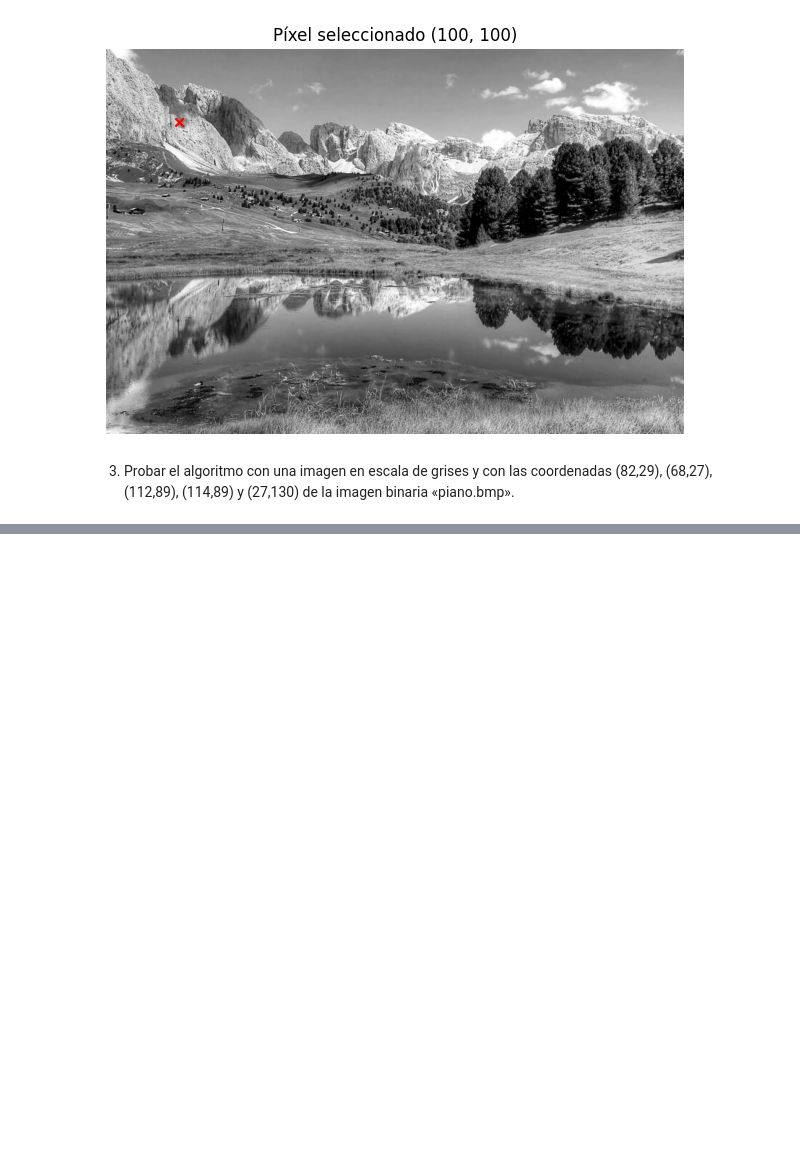
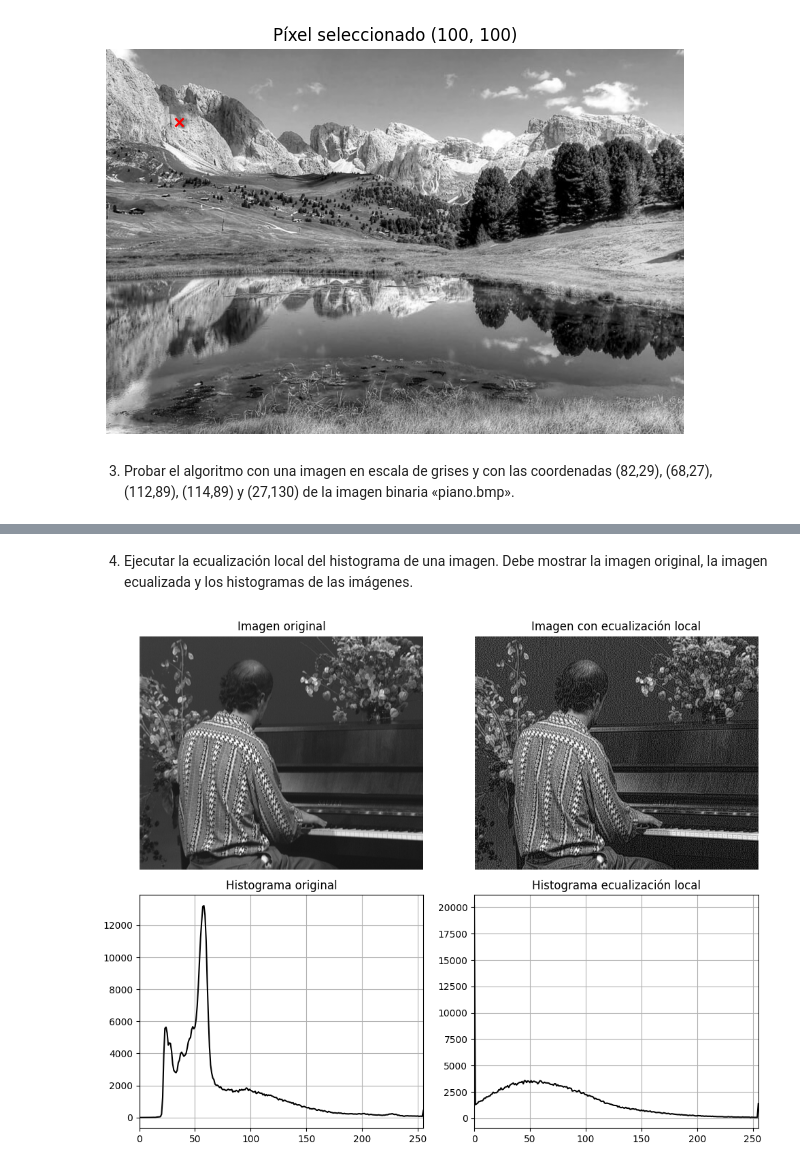
Before and after one commit to CamiloMunozAL/ProcDImagenes, a Jupyter notebook: taller4/taller4.ipynb, the cells around one changed output, grey strips where cells are left out. Saved outputs shown, nothing was run; the diff lists cells and outputs as text; code cells hidden in the pictures; blank space fills up the shorter version.

```diff
--- a/taller4/taller4.ipynb
+++ b/taller4/taller4.ipynb
@@ -161,3 +159,5 @@ Píxel central (68, 27): 63
 [[ 90 102  90]
  [ 97  -1  82]
  [102  87  81]]
+# %% [markdown]
+4. Ejecutar la ecualización local del histograma de una imagen. Debe mostrar la imagen original, la imagen ecualizada y los histogramas de las imágenes.
@@ -163,0 +237,73 @@ Píxel central (68, 27): 63
+# %%
+fig, axes = plt.subplots(
+    2,
+    2,
+    figsize=(10, 8)
+)
+
+axes[0, 0].imshow(
+    imagen,
+    cmap="gray",
+    vmin=0,
+    vmax=255
+)
+
+axes[0, 0].set_title(
+    "Imagen original"
+)
+
+axes[0, 0].axis("off")
+
+
+axes[0, 1].imshow(
+    imagen_local,
+    cmap="gray",
+    vmin=0,
+    vmax=255
+)
+
+axes[0, 1].set_title(
+    "Imagen con ecualización local"
+)
+
+axes[0, 1].axis("off")
+
+
+axes[1, 0].plot(
+    hist_original,
+    color="black"
+)
+
+axes[1, 0].set_title(
+    "Histograma original"
+)
+
+axes[1, 0].set_xlim(0, 255)
+axes[1, 0].grid()
+
+
+axes[1, 1].plot(
+    hist_local,
+    color="black"
+)
+
+axes[1, 1].set_title(
+    "Histograma ecualización local"
+)
+
+axes[1, 1].set_xlim(0, 255)
+axes[1, 1].grid()
+
+
+plt.tight_layout()
+
+plt.savefig(
+    "resultados/ecualizacion_local_pt4.png"
+)
+
+plt.show()
+
+print("Histograma_original:", hist_original)
+print("Histograma_ecualizacion_local:", hist_local)
+# %% [output]
+[figure, added]
```
Also changed, not shown: parts of 9 cells of this notebook, 2 other files.
